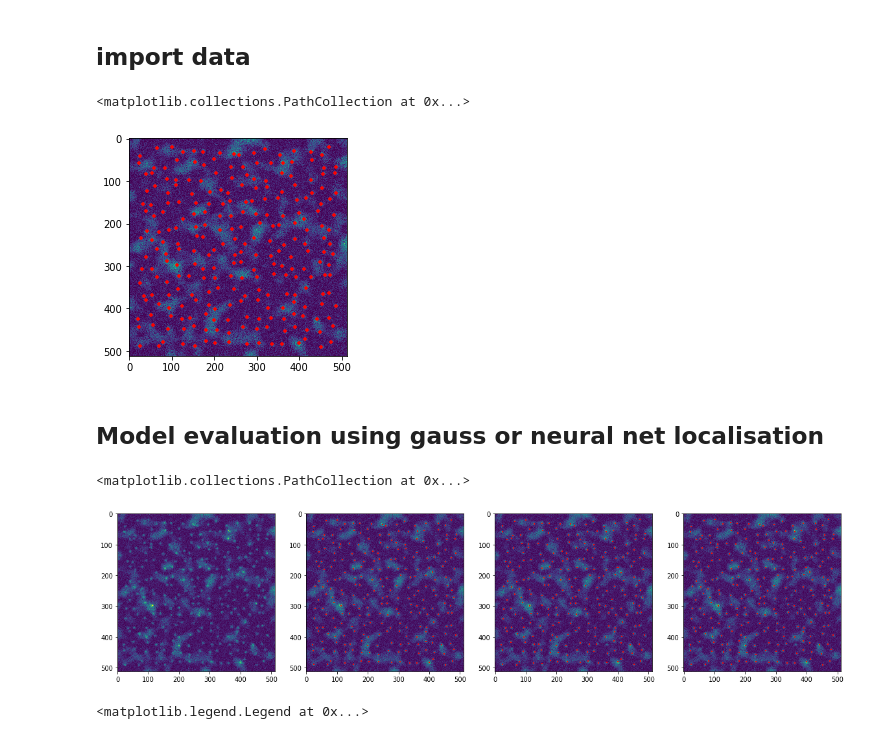
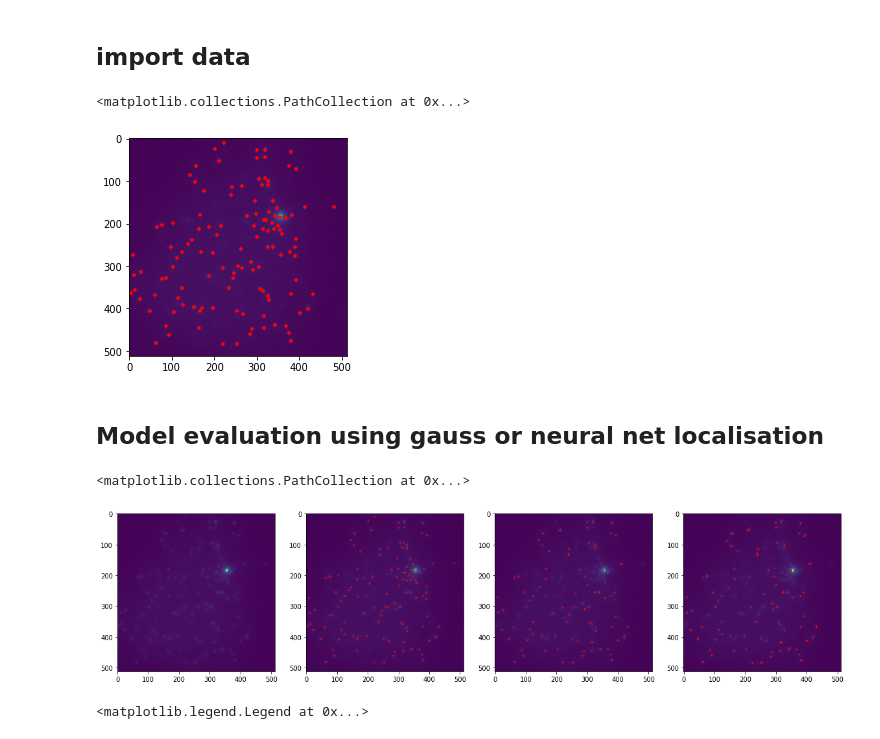
Before and after one commit to zhanyinx/refactored-octo-lamp, a Jupyter notebook: notebooks/test_gauss2d.ipynb, the cells around one changed output. Saved outputs shown, nothing was run; the diff lists cells and outputs as text; code cells hidden in the pictures.

```diff
--- a/notebooks/test_gauss2d.ipynb
+++ b/notebooks/test_gauss2d.ipynb
@@ -15,7 +15,7 @@ from evaluation.spots_predictor import SpotPredictor
 # %% [markdown]
 ## import data
 # %%
-dataset = "../data/spots_synt_harder_e4cd83b6.npz"
+dataset = "../data/ivana_spot_cdf510ae.npz"
 with np.load(dataset, allow_pickle=True) as data:
         train_x = data["x_train"]
         valid_x = data["x_valid"]
@@ -23,23 +23,23 @@ with np.load(dataset, allow_pickle=True) as data:
         train_y = data["y_train"]
         valid_y = data["y_valid"]
         test_y = data["y_test"]
-filename= '../evaluation/yaml/synt_evaluation.yaml'
+filename= '../evaluation/yaml/pia_evaluation.yaml'
 with open(filename, "r") as file:
     cfg = yaml.safe_load(file)
 
 predictor = SpotPredictor(cfg)
 # %%
-idx = 10
+idx = 60
 
 image = test_x[idx]
 mask = test_y[idx]
 
 plt.imshow(image)
 coordtrue = get_coordinate_list(mask,512,128)
 plt.scatter(coordtrue[...,0],coordtrue[...,1],marker="+",color='r',s=20)
 # %% [output]
 <matplotlib.collections.PathCollection at 0x...>
-[figure, old version]
+[figure, new version]
 # %% [markdown]
 ## Model evaluation using gauss or neural net localisation
 # %%
@@ -62,7 +62,7 @@ ax[3].imshow(image)
 ax[3].scatter(coordmodel[...,0],coordmodel[...,1],marker="+",color='r',s=5)
 # %% [output]
 <matplotlib.collections.PathCollection at 0x...>
-[figure, old version]
+[figure, new version]
 # %%
 plt.figure(figsize=(30,30))
 plt.imshow(image)
```
Also changed, not shown: 1 other file.
